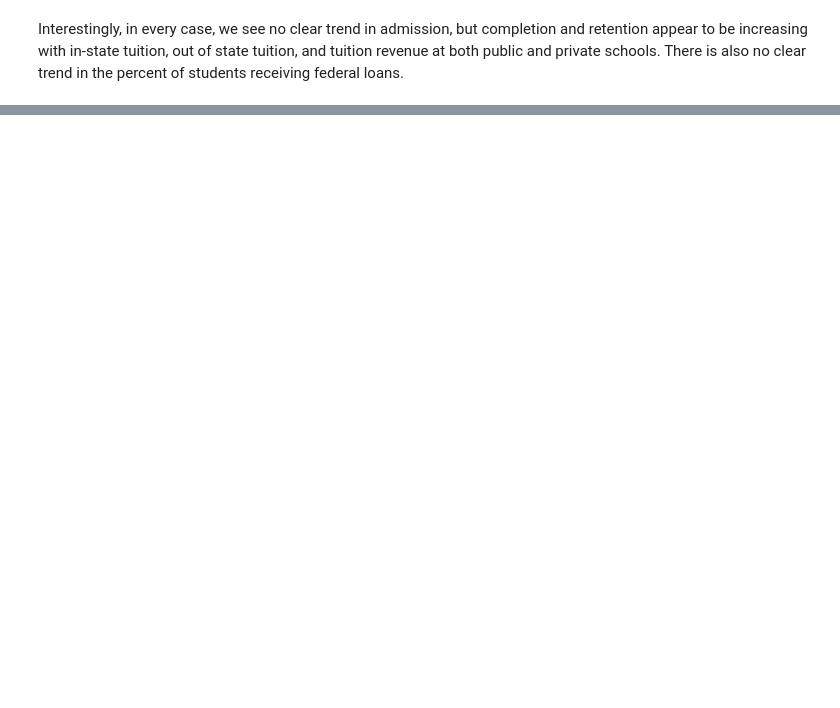
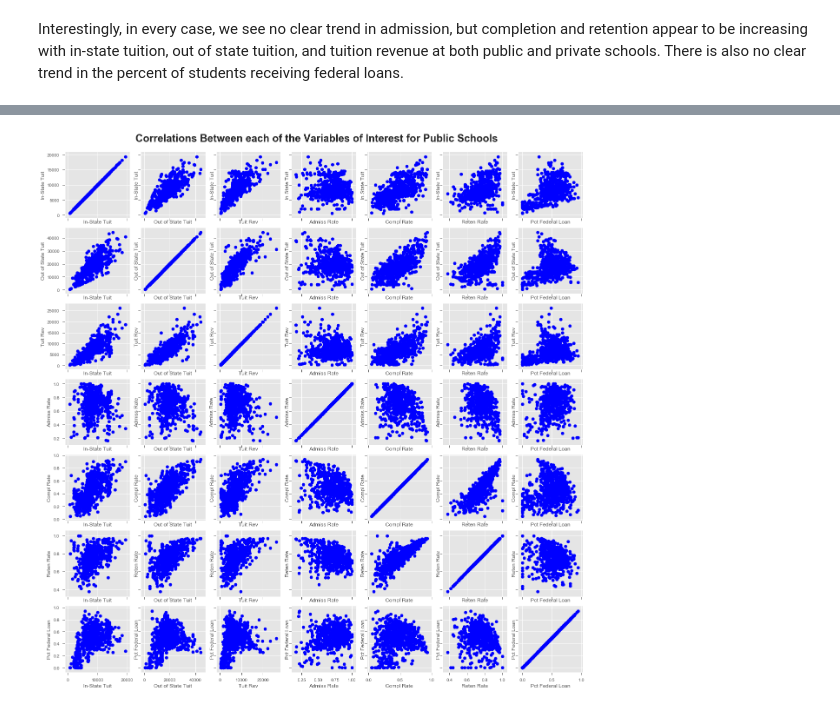
Before and after one commit to tseastmond/byu_econ_applied_machine_learning, a Jupyter notebook: homeworks/Homework_1.ipynb, the cells around one changed output, grey strips where cells are left out. Cells and saved outputs as stored; diff of their text form; code cells hidden in the pictures; blank space fills up the shorter version.

```diff
--- a/homeworks/Homework_1.ipynb
+++ b/homeworks/Homework_1.ipynb
@@ -427,0 +433,13 @@ Interestingly, in every case, we see no clear trend in admission, but completion
+# %%
+g = sns.PairGrid(priv[['tuitionfee_in','tuitionfee_out','tuitrev','admission_rate','completion_rate','retention_rate','pctfloan']])
+g.map(plt.scatter, color="blue")
+
+g.fig.suptitle('Correlations Between each of the Variables of Interest for Private Schools',fontsize=24,fontweight='bold', y=1.02)
+
+xlabels = ['In-State Tuit', 'Out of State Tuit', 'Tuit Rev', 'Admiss Rate', 'Compl Rate', 'Reten Rate', 'Pct Federal Loan']
+ylabels = ['In-State Tuit', 'Out of State Tuit', 'Tuit Rev', 'Admiss Rate', 'Compl Rate', 'Reten Rate', 'Pct Federal Loan']
+
+for i in range(len(xlabels)):
+    for j in range(len(ylabels)):
+        g.axes[j,i].xaxis.set_label_text(xlabels[i])
+        g.axes[j,i].yaxis.set_label_text(ylabels[j])
@@ -427,0 +448,15 @@ Interestingly, in every case, we see no clear trend in admission, but completion
+# %%
+g = sns.PairGrid(pub[['tuitionfee_in','tuitionfee_out','tuitrev','admission_rate','completion_rate','retention_rate','pctfloan']])
+g.map(plt.scatter, color="blue")
+
+g.fig.suptitle('Correlations Between each of the Variables of Interest for Public Schools',fontsize=24,fontweight='bold', y=1.02)
+
+xlabels = ['In-State Tuit', 'Out of State Tuit', 'Tuit Rev', 'Admiss Rate', 'Compl Rate', 'Reten Rate', 'Pct Federal Loan']
+ylabels = ['In-State Tuit', 'Out of State Tuit', 'Tuit Rev', 'Admiss Rate', 'Compl Rate', 'Reten Rate', 'Pct Federal Loan']
+
+for i in range(len(xlabels)):
+    for j in range(len(ylabels)):
+        g.axes[j,i].xaxis.set_label_text(xlabels[i])
+        g.axes[j,i].yaxis.set_label_text(ylabels[j])
+# %% [output]
+[figure, added]
```
Also changed, not shown: parts of 33 cells of this notebook.
